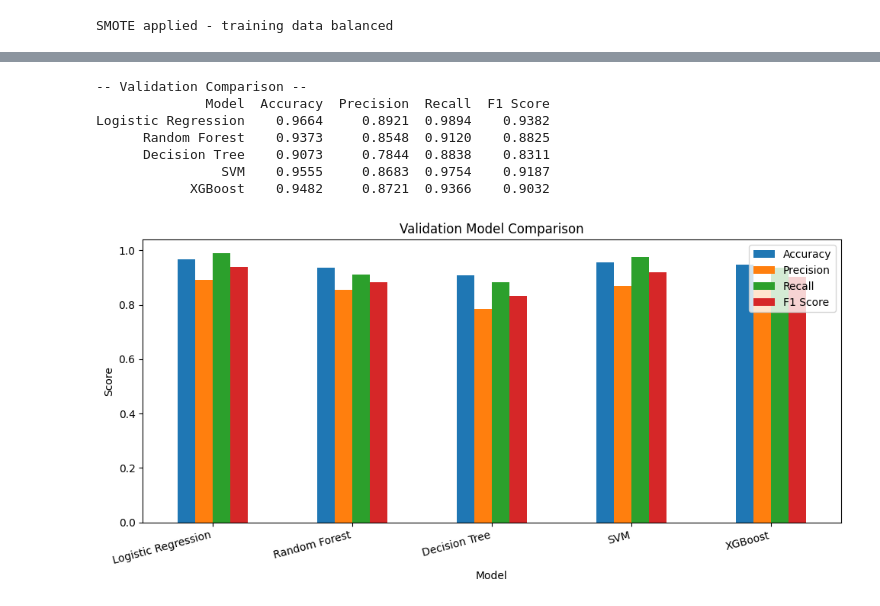
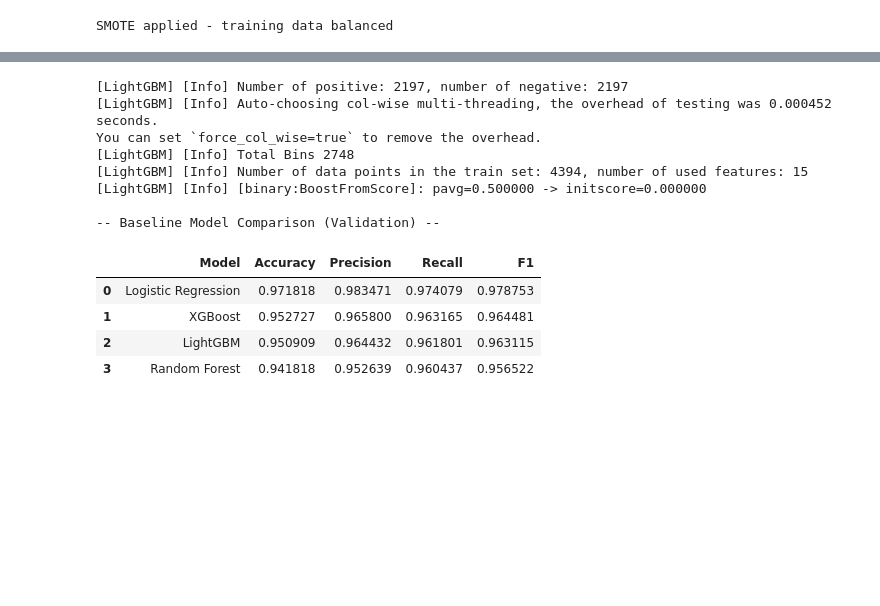
Before and after one commit to Priyansu-Nayak-10/Final-year-Research-Project, a Jupyter notebook: notebooks/cardiovascular_model.ipynb, the cells around one changed output, grey strips where cells are left out. Saved outputs shown, nothing was run; the diff lists cells and outputs as text; code cells hidden in the pictures; blank space fills up the shorter version.

```diff
--- a/notebooks/cardiovascular_model.ipynb
+++ b/notebooks/cardiovascular_model.ipynb
@@ -242,37 +200,39 @@ XGBoost               : 0.9734 +/- 0.0095
-# %%
-# Validation-set evaluation
-results = []
-
-def evaluate_model(name, model, X, y):
-    y_pred = model.predict(X)
-    results.append({
-        "Model":     name,
-        "Accuracy":  accuracy_score(y, y_pred),
-        "Precision": precision_score(y, y_pred),
-        "Recall":    recall_score(y, y_pred),
-        "F1 Score":  f1_score(y, y_pred),
-    })
-
-for name, model in models.items():
-    evaluate_model(name, model, X_val_prep, y_val)
-
-results_df = pd.DataFrame(results)
-print("\n-- Validation Comparison --")
-print(results_df.round(4).to_string(index=False))
-
-# Bar chart
-results_df.set_index("Model").plot(kind="bar", figsize=(10, 5))
-plt.title("Validation Model Comparison")
-plt.ylabel("Score")
-plt.xticks(rotation=15, ha="right")
-plt.tight_layout()
-plt.show()
-# %% [output]
--- Validation Comparison --
-              Model  Accuracy  Precision  Recall  F1 Score
-Logistic Regression    0.9664     0.8921  0.9894    0.9382
-      Random Forest    0.9373     0.8548  0.9120    0.8825
-      Decision Tree    0.9073     0.7844  0.8838    0.8311
-                SVM    0.9555     0.8683  0.9754    0.9187
-            XGBoost    0.9482     0.8721  0.9366    0.9032
-[figure, removed]
+# %%
+# Baseline Model Training
+models = {
+    "Logistic Regression": LogisticRegression(max_iter=1000, random_state=42),
+    "Random Forest": RandomForestClassifier(random_state=42),
+    "XGBoost": XGBClassifier(eval_metric="logloss", random_state=42, n_jobs=-1),
+    "LightGBM": LGBMClassifier(random_state=42)
+}
+
+baseline_results = []
+for name, model in models.items():
+    model.fit(X_train_prep, y_train)
+    y_val_pred = model.predict(X_val_prep)
+
+    baseline_results.append({
+        "Model": name,
+        "Accuracy": accuracy_score(y_val, y_val_pred),
+        "Precision": precision_score(y_val, y_val_pred),
+        "Recall": recall_score(y_val, y_val_pred),
+        "F1": f1_score(y_val, y_val_pred),
+    })
+
+baseline_results_df = pd.DataFrame(baseline_results)[["Model", "Accuracy", "Precision", "Recall", "F1"]]
+print("\n-- Baseline Model Comparison (Validation) --")
+display(baseline_results_df.sort_values("F1", ascending=False).reset_index(drop=True))
+# %% [output]
+[LightGBM] [Info] Number of positive: 2197, number of negative: 2197
+[LightGBM] [Info] Auto-choosing col-wise multi-threading, the overhead of testing was 0.000452 seconds.
+You can set `force_col_wise=true` to remove the overhead.
+[LightGBM] [Info] Total Bins 2748
+[LightGBM] [Info] Number of data points in the train set: 4394, number of used features: 15
+[LightGBM] [Info] [binary:BoostFromScore]: pavg=0.500000 -> initscore=0.000000
+
+-- Baseline Model Comparison (Validation) --
+|  | Model | Accuracy | Precision | Recall | F1 |
+| 0 | Logistic Regression | 0.971818 | 0.983471 | 0.974079 | 0.978753 |
+| 1 | XGBoost | 0.952727 | 0.965800 | 0.963165 | 0.964481 |
+| 2 | LightGBM | 0.950909 | 0.964432 | 0.961801 | 0.963115 |
+| 3 | Random Forest | 0.941818 | 0.952639 | 0.960437 | 0.956522 |
```
Also changed, not shown: parts of 18 cells of this notebook, 4 other files.
